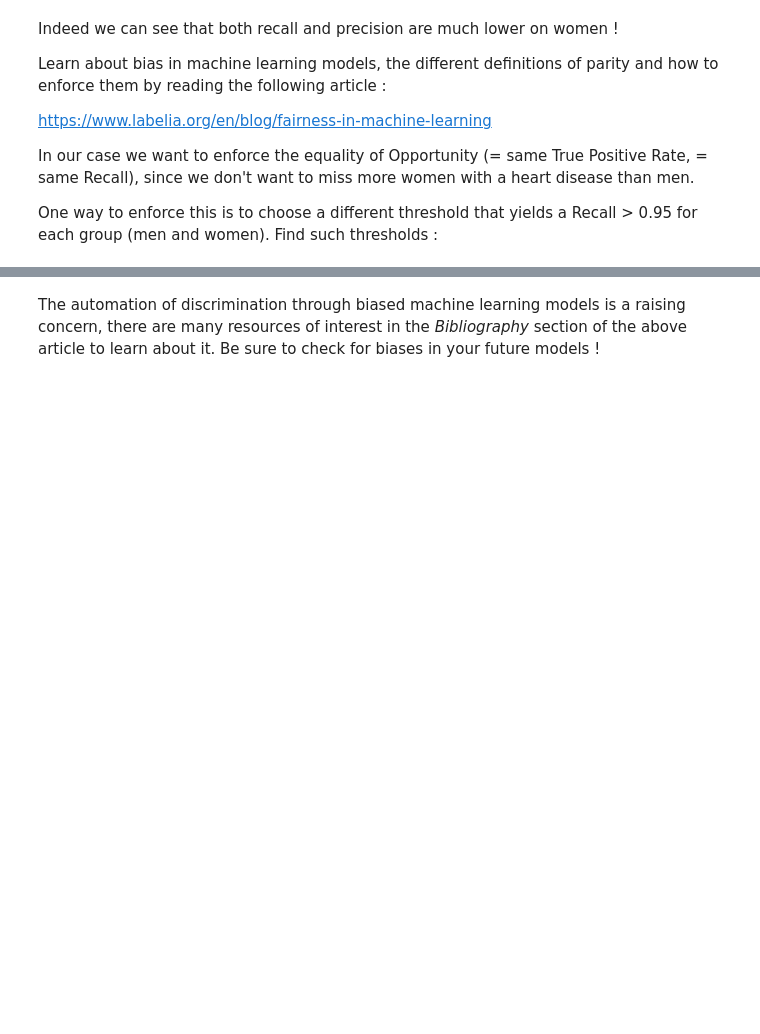
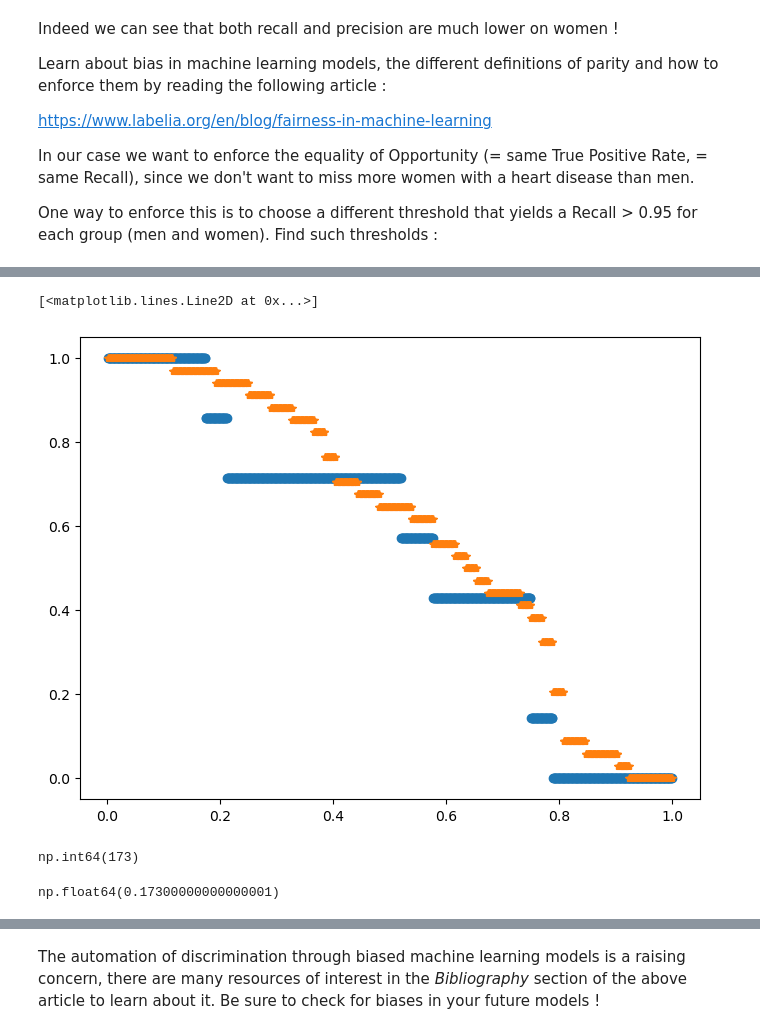
Before and after one commit to clarka34/12_machine_learning, a Jupyter notebook: ML2 - Classification et Clustering/ML2.1_classification_intro/notebooks/Machine_Learning_2.1_Classification.ipynb, the cells around one changed output, grey strips where cells are left out. Cells and saved outputs as stored; diff of their text form; code cells hidden in the pictures; blank space fills up the shorter version.

```diff
--- a/ML2 - Classification et Clustering/ML2.1_classification_intro/notebooks/Machine_Learning_2.1_Classification.ipynb
+++ b/ML2 - Classification et Clustering/ML2.1_classification_intro/notebooks/Machine_Learning_2.1_Classification.ipynb
@@ -591,3 +574,11 @@ param_grid =  {'n_neighbors': k_range}
 knn_clf = KNeighborsClassifier()
 
 #TOFILL
+gs_KNN = GridSearchCV(estimator=knn_clf,
+                      param_grid=param_grid,
+                      scoring = 'average_precision',
+                      n_jobs = -1,
+                      cv = 5
+                    )
+
+gs_KNN.fit(X_train, y_train)
@@ -622 +738,17 @@ One way to enforce this is to choose a different threshold that yields a Recall
+# %%
+plt.plot(thresholds, recalls_women, 'o')
+plt.plot(thresholds, recalls_men, '*')
+# %% [output]
+[<matplotlib.lines.Line2D at 0x...>]
+[figure, added]
+# %%
+idx_women = np.nanargmax(np.flip(np.array(recalls_women)) - 0.96)
+len(recalls_women) - idx_women
+# %% [output]
+np.int64(173)
+# %%
+thresh_women = thresholds[len(recalls_women) - idx_women - 1]
+thresh_women
+# %% [output]
+np.float64(0.17300000000000001)
 # %%
```
Also changed, not shown: parts of 39 cells of this notebook.
